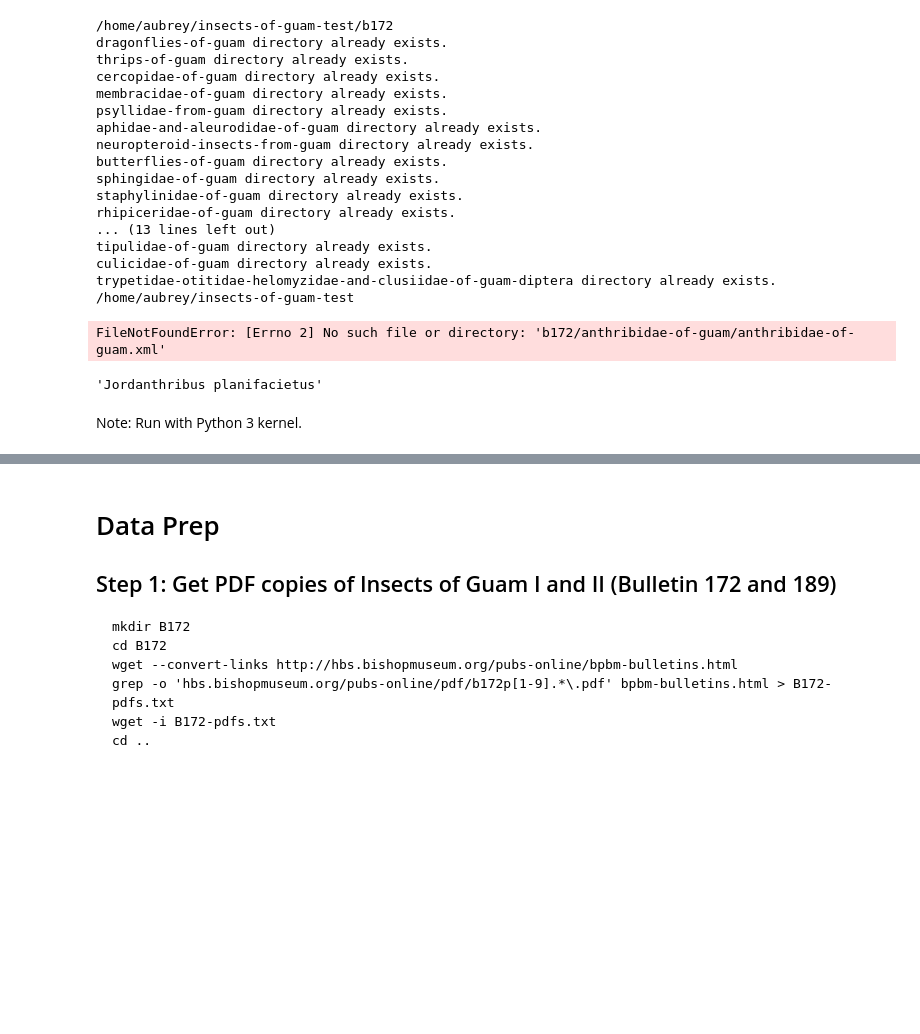
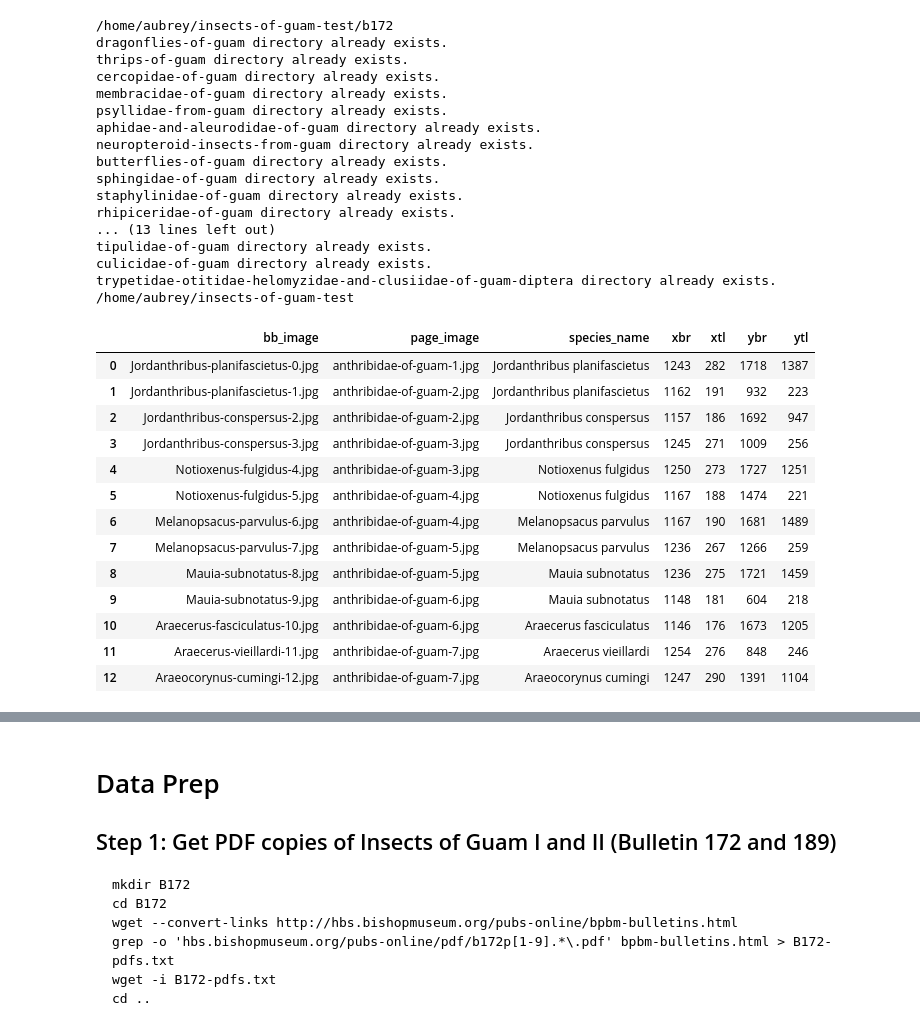
Before and after one commit to aubreymoore/insects-of-guam-datamining, a Jupyter notebook: Extract species from Insects of Guam publications.ipynb, the cells around one changed output, grey strips where cells are left out. Cells and saved outputs as stored; diff of their text form; code cells hidden in the pictures; blank space fills up the shorter version.

```diff
--- a/Extract species from Insects of Guam publications.ipynb
+++ b/Extract species from Insects of Guam publications.ipynb
@@ -132,23 +154,51 @@ culicidae-of-guam directory already exists.
 trypetidae-otitidae-helomyzidae-and-clusiidae-of-guam-diptera directory already exists.
 /home/aubrey/insects-of-guam-test
 # %%
+#def make_bounding_box_table(signature, section):
 from bs4 import BeautifulSoup
+import pandas as pd
 
-f = 'b172/anthribidae-of-guam/anthribidae-of-guam.xml'
-soup = BeautifulSoup(f, features = "lxml")
+bulletin = 'b172'
+section = 'anthribidae-of-guam'
 
-infile = open(f,"r")
-contents = infile.read()
-soup = BeautifulSoup(contents,'xml')
+f = open('b172/anthribidae-of-guam/anthribidae-of-guam.xml', 'r')
+contents = f.read()
+soup = BeautifulSoup(contents, features = "lxml")
 
-for image in soup.find_all("image"):
+bb_list = []
+n = -1
+for image in soup.find_all('image'):
     for box in image.find_all('box'):
-        print('{} | {} | {}'.format(box.text.replace('\n',''), image['name'], box['xbr']))
+        n += 1
+        species_name = box.text.replace('\n','')
+        bb_list.append({
+            'species_name':species_name,
+            'page_image':image['name'],
+            'bb_image': '{}-{}.jpg'.format(species_name.replace(' ', '-'), n),
+            'xtl':int(float(box['xtl'])),
+            'ytl':int(float(box['ytl'])),
+            'xbr':int(float(box['xbr'])),
+            'ybr':int(float(box['ybr']))
+        })
+df_bb_list = pd.DataFrame(bb_list)
+outfile = '{}/{}/bounding_boxes.csv'.format(bulletin, section)
+df_bb_list.to_csv(outfile, index=False)
+
+df_bb_list
+
+#make_bounding_box_table('b172', 'anthribidae-of-guam')
 # %% [output]
-FileNotFoundError: [Errno 2] No such file or directory: 'b172/anthribidae-of-guam/anthribidae-of-guam.xml'
+|  | bb_image | page_image | species_name | xbr | xtl | ybr | ytl |
+| 0 | Jordanthribus-planifascietus-0.jpg | anthribidae-of-guam-1.jpg | Jordanthribus planifascietus | 1243 | 282 | 1718 | 1387 |
+| 1 | Jordanthribus-planifascietus-1.jpg | anthribidae-of-guam-2.jpg | Jordanthribus planifascietus | 1162 | 191 | 932 | 223 |
+| 2 | Jordanthribus-conspersus-2.jpg | anthribidae-of-guam-2.jpg | Jordanthribus conspersus | 1157 | 186 | 1692 | 947 |
+| 3 | Jordanthribus-conspersus-3.jpg | anthribidae-of-guam-3.jpg | Jordanthribus conspersus | 1245 | 271 | 1009 | 256 |
+| 4 | Notioxenus-fulgidus-4.jpg | anthribidae-of-guam-3.jpg | Notioxenus fulgidus | 1250 | 273 | 1727 | 1251 |
+| 5 | Notioxenus-fulgidus-5.jpg | anthribidae-of-guam-4.jpg | Notioxenus fulgidus | 1167 | 188 | 1474 | 221 |
+| 6 | Melanopsacus-parvulus-6.jpg | anthribidae-of-guam-4.jpg | Melanopsacus parvulus | 1167 | 190 | 1681 | 1489 |
+| 7 | Melanopsacus-parvulus-7.jpg | anthribidae-of-guam-5.jpg | Melanopsacus parvulus | 1236 | 267 | 1266 | 259 |
+| 8 | Mauia-subnotatus-8.jpg | anthribidae-of-guam-5.jpg | Mauia subnotatus | 1236 | 275 | 1721 | 1459 |
+| 9 | Mauia-subnotatus-9.jpg | anthribidae-of-guam-6.jpg | Mauia subnotatus | 1148 | 181 | 604 | 218 |
+| 10 | Araecerus-fasciculatus-10.jpg | anthribidae-of-guam-6.jpg | Araecerus fasciculatus | 1146 | 176 | 1673 | 1205 |
+| 11 | Araecerus-vieillardi-11.jpg | anthribidae-of-guam-7.jpg | Araecerus vieillardi | 1254 | 276 | 848 | 246 |
+| 12 | Araeocorynus-cumingi-12.jpg | anthribidae-of-guam-7.jpg | Araeocorynus cumingi | 1247 | 290 | 1391 | 1104 |
-# %%
-box.text.replace('\n','')
-# %% [output]
-'Jordanthribus planifacietus'
-# %% [markdown]
-Note: Run with Python 3 kernel.
```
Also changed, not shown: parts of 4 cells of this notebook, 2 other files.
